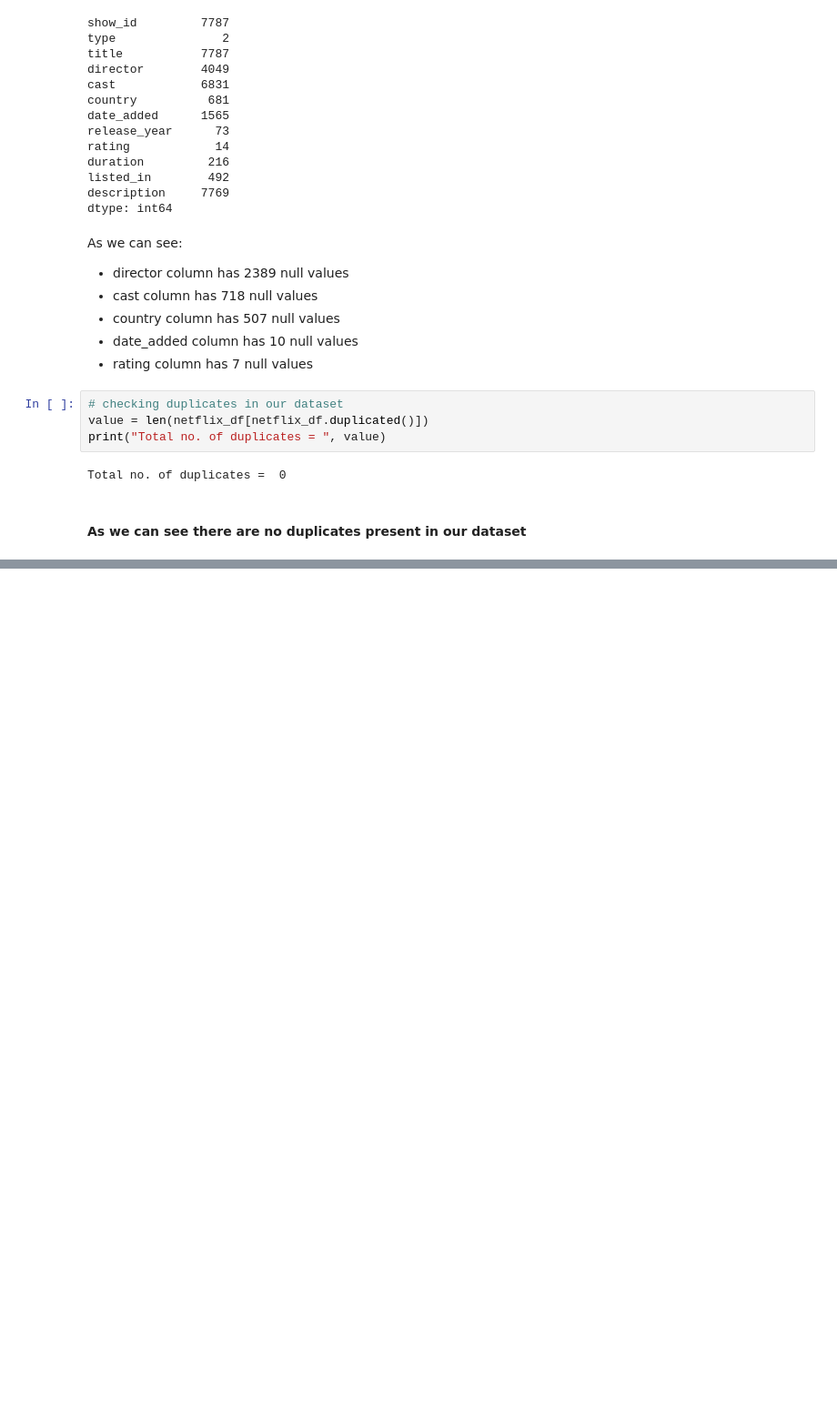
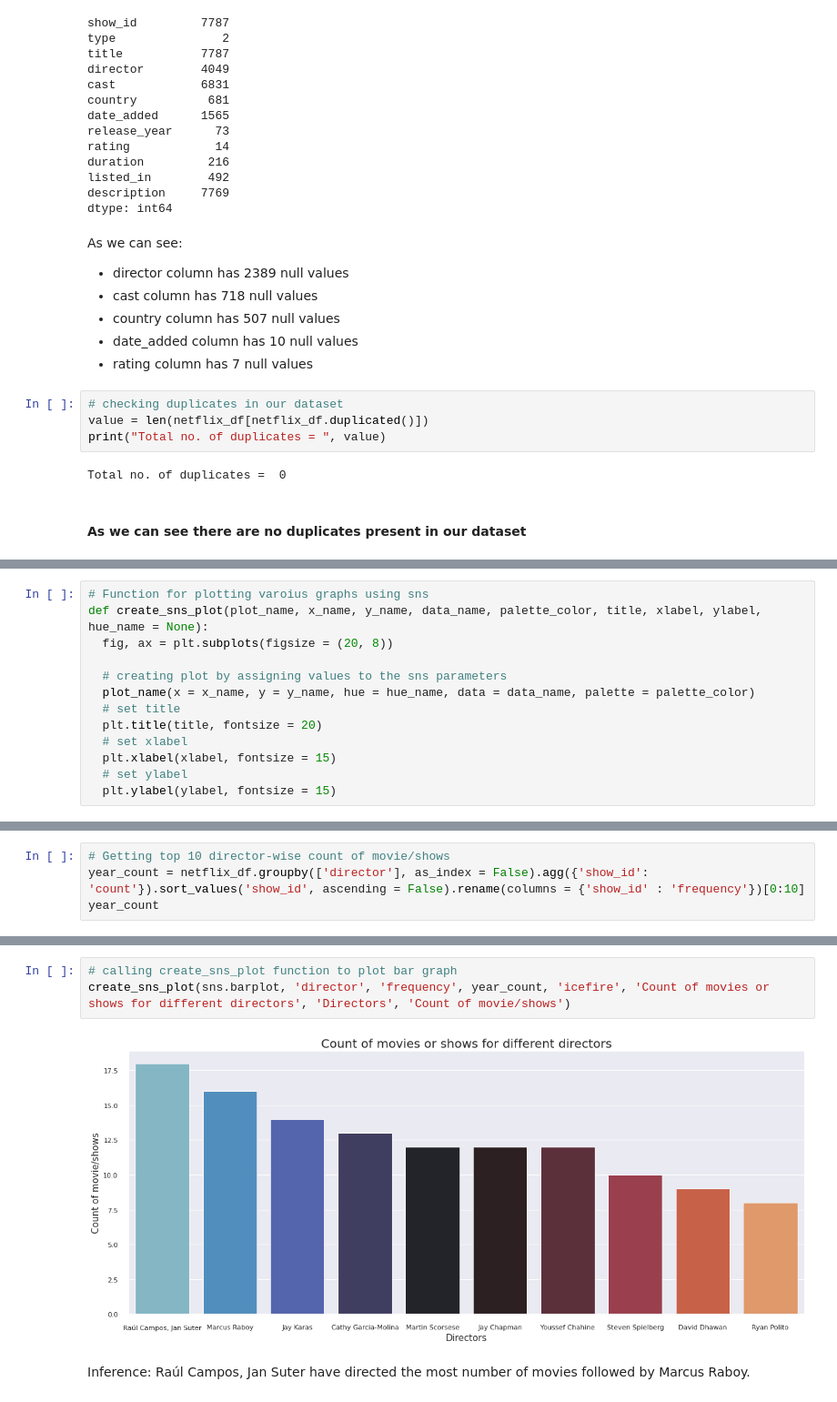
Before and after one commit to codeboy47/Netflix-movies-and-tv-shows-clustering, a Jupyter notebook: Individual_Notebook.ipynb, the cells around one changed output, grey strips where cells are left out. Shown at 91% size. Drawn from its saved outputs; the diff is of its cells as text; blank space fills up the shorter version.

Commit message:
fetched top 10 directors

```diff
--- a/Individual_Notebook.ipynb
+++ b/Individual_Notebook.ipynb
@@ -197,0 +203,13 @@ Total no. of duplicates =  0
+# %%
+# Function for plotting varoius graphs using sns
+def create_sns_plot(plot_name, x_name, y_name, data_name, palette_color, title, xlabel, ylabel, hue_name = None):
+  fig, ax = plt.subplots(figsize = (20, 8))
+
+  # creating plot by assigning values to the sns parameters
+  plot_name(x = x_name, y = y_name, hue = hue_name, data = data_name, palette = palette_color)
+  # set title
+  plt.title(title, fontsize = 20)
+  # set xlabel
+  plt.xlabel(xlabel, fontsize = 15)
+  # set ylabel
+  plt.ylabel(ylabel, fontsize = 15)
@@ -197,0 +251,4 @@ Total no. of duplicates =  0
+# %%
+# Getting top 10 director-wise count of movie/shows
+year_count = netflix_df.groupby(['director'], as_index = False).agg({'show_id': 'count'}).sort_values('show_id', ascending = False).rename(columns = {'show_id' : 'frequency'})[0:10]
+year_count
@@ -197,0 +267,7 @@ Total no. of duplicates =  0
+# %%
+# calling create_sns_plot function to plot bar graph
+create_sns_plot(sns.barplot, 'director', 'frequency', year_count, 'icefire', 'Count of movies or shows for different directors', 'Directors', 'Count of movie/shows')
+# %% [output]
+[figure, added]
+# %% [markdown]
+Inference: Raúl Campos, Jan Suter have directed the most number of movies followed by Marcus Raboy.
```
Also changed, not shown: parts of 11 cells of this notebook.
